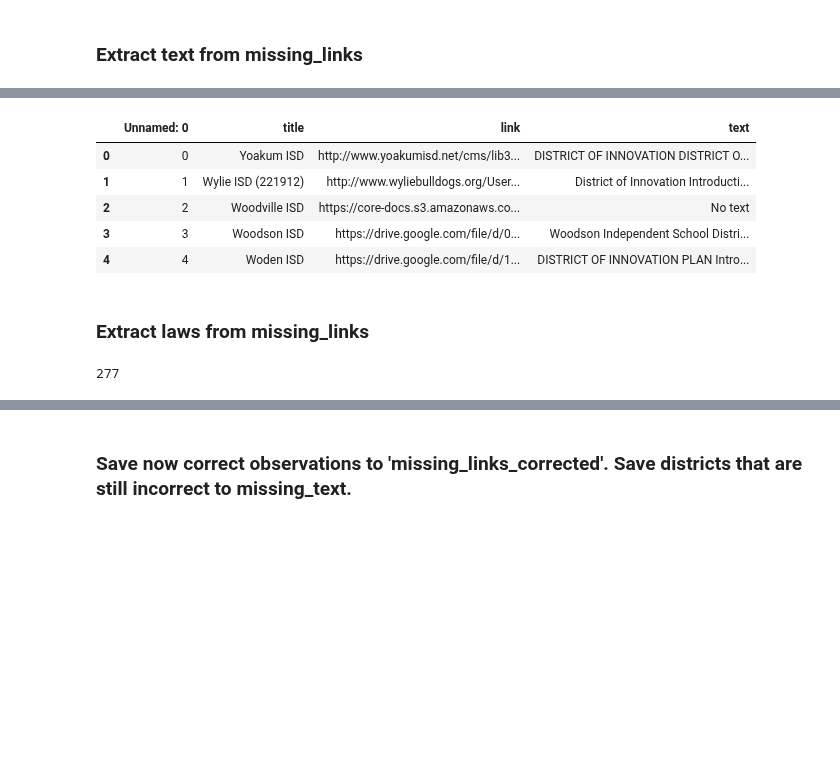
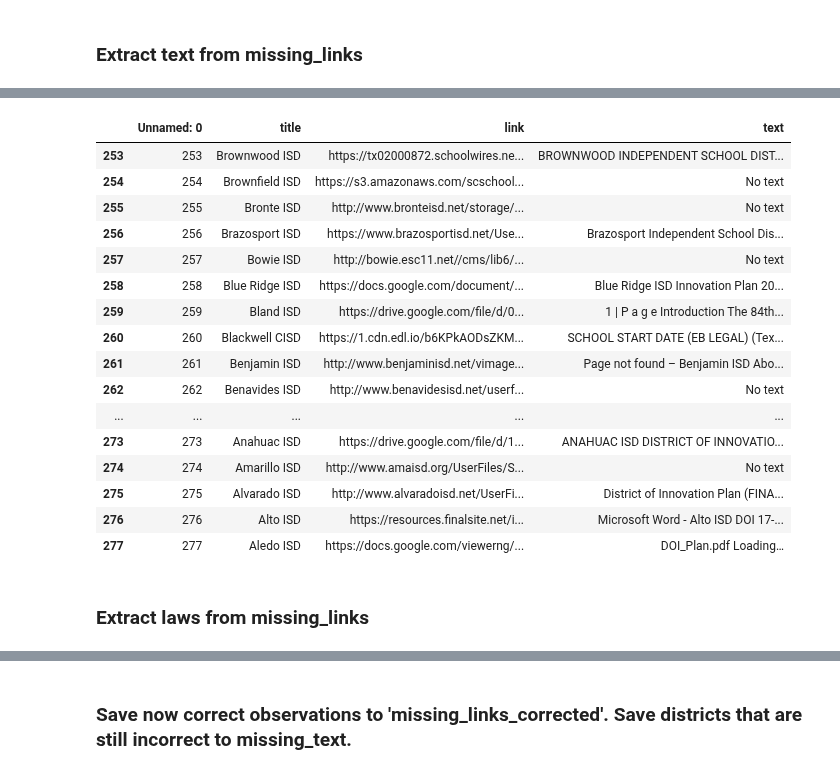
Before and after one commit to KylieLAnglin/dofis, a Jupyter notebook: data_from_plans/07_address_missing_plans.ipynb, the cells around one changed output, grey strips where cells are left out. Drawn from its saved outputs; the diff is of its cells as text; code cells hidden in the pictures; blank space fills up the shorter version.

```diff
--- a/data_from_plans/07_address_missing_plans.ipynb
+++ b/data_from_plans/07_address_missing_plans.ipynb
@@ -124,12 +162,23 @@ len(missing_links)
 # %%
 missing_links = clean_documents.remove_whitespace(missing_links, text_col = 'text')
-missing_links.head()
+missing_links.tail(25)
 # %% [output]
 |  | Unnamed: 0 | title | link | text |
-| 0 | 0 | Yoakum ISD | http://www.yoakumisd.net/cms/lib3... | DISTRICT OF INNOVATION DISTRICT O... |
-| 1 | 1 | Wylie ISD (221912) | http://www.wyliebulldogs.org/User... | District of Innovation Introducti... |
-| 2 | 2 | Woodville ISD | https://core-docs.s3.amazonaws.co... | No text |
-| 3 | 3 | Woodson ISD | https://drive.google.com/file/d/0... | Woodson Independent School Distri... |
-| 4 | 4 | Woden ISD | https://drive.google.com/file/d/1... | DISTRICT OF INNOVATION PLAN Intro... |
+| 253 | 253 | Brownwood ISD | https://tx02000872.schoolwires.ne... | BROWNWOOD INDEPENDENT SCHOOL DIST... |
+| 254 | 254 | Brownfield ISD | https://s3.amazonaws.com/scschool... | No text |
+| 255 | 255 | Bronte ISD | http://www.bronteisd.net/storage/... | No text |
+| 256 | 256 | Brazosport ISD | https://www.brazosportisd.net/Use... | Brazosport Independent School Dis... |
+| 257 | 257 | Bowie ISD | http://bowie.esc11.net//cms/lib6/... | No text |
+| 258 | 258 | Blue Ridge ISD | https://docs.google.com/document/... | Blue Ridge ISD Innovation Plan 20... |
+| 259 | 259 | Bland ISD | https://drive.google.com/file/d/0... | 1 | P a g e Introduction The 84th... |
+| 260 | 260 | Blackwell CISD | https://1.cdn.edl.io/b6KPkAODsZKM... | SCHOOL START DATE (EB LEGAL) (Tex... |
+| 261 | 261 | Benjamin ISD | http://www.benjaminisd.net/vimage... | Page not found – Benjamin ISD Abo... |
+| 262 | 262 | Benavides ISD | http://www.benavidesisd.net/userf... | No text |
+| ... | ... | ... | ... | ... |
+| 273 | 273 | Anahuac ISD | https://drive.google.com/file/d/1... | ANAHUAC ISD DISTRICT OF INNOVATIO... |
+| 274 | 274 | Amarillo ISD | http://www.amaisd.org/UserFiles/S... | No text |
+| 275 | 275 | Alvarado ISD | http://www.alvaradoisd.net/UserFi... | District of Innovation Plan (FINA... |
+| 276 | 276 | Alto ISD | https://resources.finalsite.net/i... | Microsoft Word - Alto ISD DOI 17-... |
+| 277 | 277 | Aledo ISD | https://docs.google.com/viewerng/... | DOI_Plan.pdf Loading… |
 # %% [markdown]
 ### Extract laws from missing_links
@@ -150,4 +184,0 @@ missing_links['possible_laws'] = missing_links.text.apply(get_matches)
-# %%
-len(missing_links)
-# %% [output]
-277
```
Also changed, not shown: parts of 32 cells of this notebook, 10 other files.
